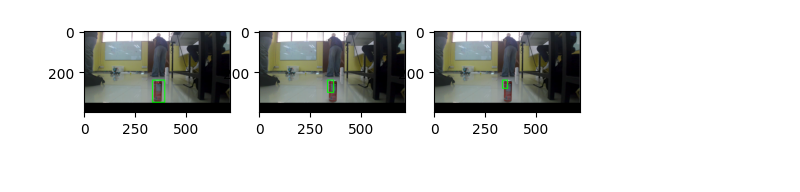
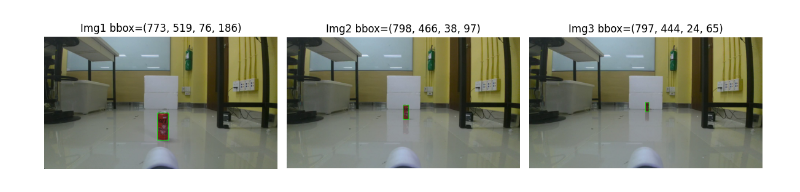
Before and after one commit to witforged/AJ_Rattachai_coke-can-vision, a Jupyter notebook: lab/detact copy.ipynb, the cells around one changed output. Saved outputs shown, nothing was run; the diff lists cells and outputs as text; code cells hidden in the pictures.

```diff
--- a/lab/detact copy.ipynb
+++ b/lab/detact copy.ipynb
@@ -27,16 +28,0 @@ plt.show()
-# %%
-# กำหนดขอบ ให้พื้นที่นอกเป็น 0
-img1_rgb[350:,:] = (0,0,0)
-img2_rgb[350:,:] = (0,0,0)
-img3_rgb[300:,:] = (0,0,0)
-
-plt.subplot(1,3,1)
-plt.imshow(img1_rgb)
-
-plt.subplot(1,3,2)
-plt.imshow(img2_rgb)
-
-plt.subplot(1,3,3)
-plt.imshow(img3_rgb)
-
-plt.show()
@@ -114,41 +114,32 @@ plt.show()
 # %%
-# ใช้ mask ที่ครอปมาเป็น template matching หาตำแหน่งลูกบอลสีส้มในภาพต้นฉบับ
-result1 = cv2.matchTemplate(img1_bi, mask1, cv2.TM_CCOEFF_NORMED) # วนหาลูกบอล
-result2 = cv2.matchTemplate(img1_bi, mask2, cv2.TM_CCOEFF_NORMED)
-result3 = cv2.matchTemplate(img1_bi, mask3, cv2.TM_CCOEFF_NORMED)
+# วาด bbox จาก mask
+def draw_bbox(mask_clean, bgr, area_thresh=150, color=(0,255,0), thickness=2): # color สีเขียว, thickness = ความหนาของเส้น
+    annot = bgr.copy() # ภาพสำหรับวาด ภาพต้นไม่เปลี่ยนแปลง
 
-min_val, max_val, min_loc, max_loc = cv2.minMaxLoc(result1) # หาจุดเหมือนสุด
-min_val, max_val, min_loc, max_loc = cv2.minMaxLoc(result2)
-min_val, max_val, min_loc, max_loc = cv2.minMaxLoc(result3)
+    # รองรับ OpenCV หลายเวอร์ชัน
+    found = cv2.findContours(mask_clean, cv2.RETR_EXTERNAL, cv2.CHAIN_APPROX_SIMPLE) # RETR_EXTERNAL = ดึง contour ภายนอกสุด, CHAIN_APPROX_SIMPLE = เก็บเฉพาะจุดสำคัญ (มุม)
+    cnts = found[-2] # OpenCV 3,4 = found[1], OpenCV 2 = found[0]
 
-# สร้างสีเหลียม
-top_left = max_loc
-h1, w1 = mask1.shape
-bottom_right1 = (top_left[0] + w1, top_left[1] + h1)
+    bbox = None # ถ้าไม่เจอ contour จะคืนค่า None
+    if len(cnts) > 0: # ถ้ามี contour อย่างน้อย 1 อัน
+        c = max(cnts, key=cv2.contourArea) # หา contour ที่มีพื้นที่มากที่สุด
+        if cv2.contourArea(c) > area_thresh: # ถ้าพื้นที่มากกว่า threshold
+            x, y, w, h = cv2.boundingRect(c) # สร้างกรอบสี่เหลี่ยมชิดแกน รอบคอนทัวร์นั้น
+            bbox = (x, y, w, h) # เก็บค่า bbox
+            cv2.rectangle(annot, (x, y), (x+w, y+h), color, thickness)
+            ''' วาดสี่เหลี่ยมบนภาพ annot (ภาพต้นไม่เปลี่ยนแปลง) , cv2.rectangle() เก็บ สองมุมตรงข้าม มุมซ้ายบน = (x, y) มุมขวาล่าง = (x+w, y+h)'''
 
-h2, w2 = mask2.shape
-bottom_right2 = (top_left[0] + w2, top_left[1] + h2)
+    return annot, bbox #
 
-h3, w3 = mask3.shape
-bottom_right3 = (top_left[0] + w3, top_left[1] + h3)
+# ใช้กับ 3 ภาพ 3 ระยะ ในการวาด bbox ครอบกระป๋องโค้ก
+ann1, b1 = draw_bbox(mask_1_clean, img1_bgr)
+ann2, b2 = draw_bbox(mask_2_clean, img2_bgr)
+ann3, b3 = draw_bbox(mask_3_clean, img3_bgr)
 
-
-img_with_box1 = img1_rgb.copy()  # copy ภาพเพื่อแสดงภาพที่จะวาดสีเหลียม
-img_with_box2 = img1_rgb.copy()
-img_with_box3 = img1_rgb.copy()
-
-plt.subplot(1,3,1)
-cv2.rectangle(img_with_box1, top_left, bottom_right1, (0, 255, 0), 3) # วาดสีเหลียม
-plt.imshow(img_with_box1)
-
-plt.subplot(1,3,2)
-cv2.rectangle(img_with_box2, top_left, bottom_right2, (0, 255, 0), 3) # วาดสีเหลียม
-plt.imshow(img_with_box2)
-
-plt.subplot(1,3,3)
-cv2.rectangle(img_with_box3, top_left, bottom_right3, (0, 255, 0), 3) # วาดสีเหลียม
-plt.imshow(img_with_box3)
-
-plt.show()
+plt.figure(figsize=(12,4))
+plt.subplot(1,3,1); plt.imshow(cv2.cvtColor(ann1, cv2.COLOR_BGR2RGB)); plt.title(f'Img1 bbox={b1}'); plt.axis('off')
+plt.subplot(1,3,2); plt.imshow(cv2.cvtColor(ann2, cv2.COLOR_BGR2RGB)); plt.title(f'Img2 bbox={b2}'); plt.axis('off')
+plt.subplot(1,3,3); plt.imshow(cv2.cvtColor(ann3, cv2.COLOR_BGR2RGB)); plt.title(f'Img3 bbox={b3}'); plt.axis('off')
+plt.tight_layout(); plt.show()
 # %% [output]
-[figure, old version]
+[figure, new version]
```
Also changed, not shown: parts of 7 cells of this notebook, 8 other files.
